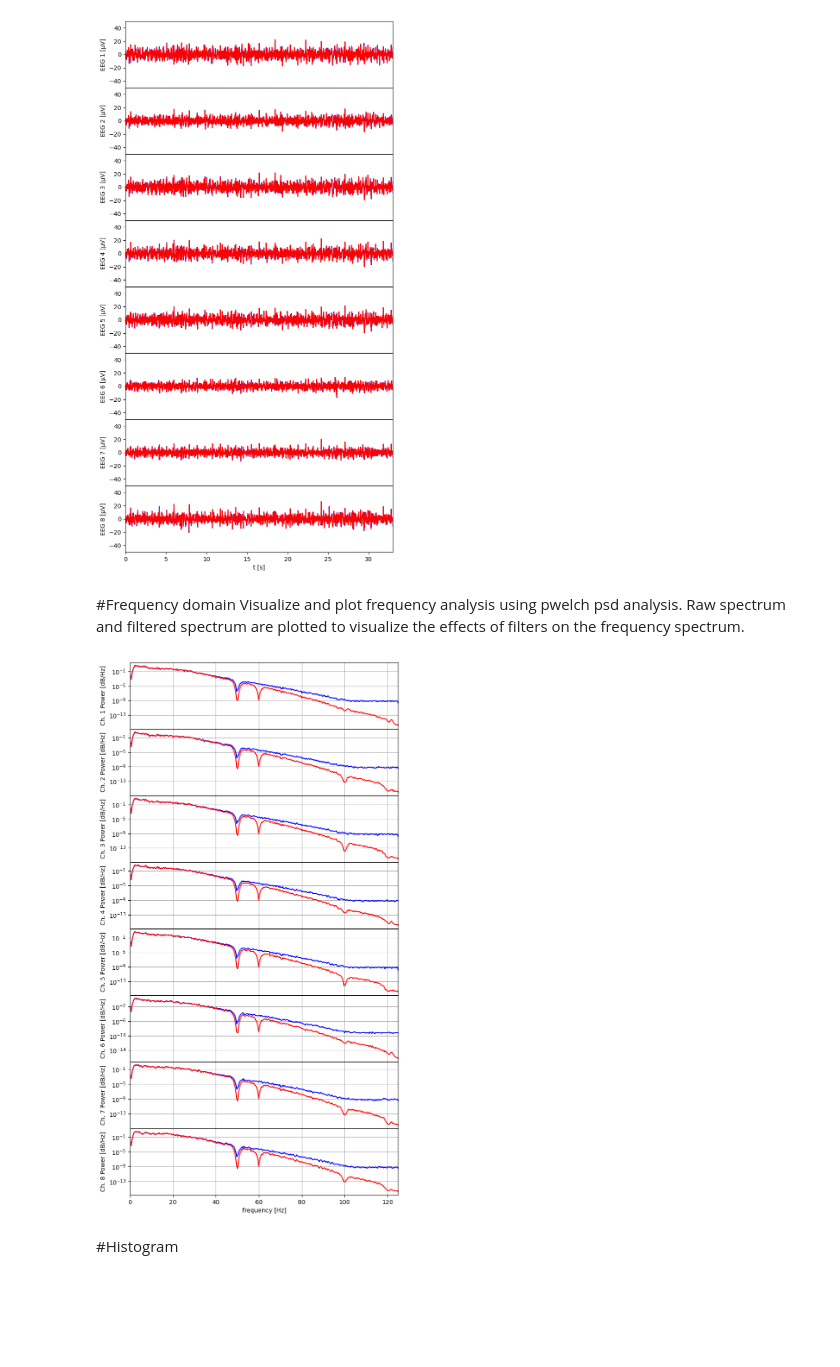
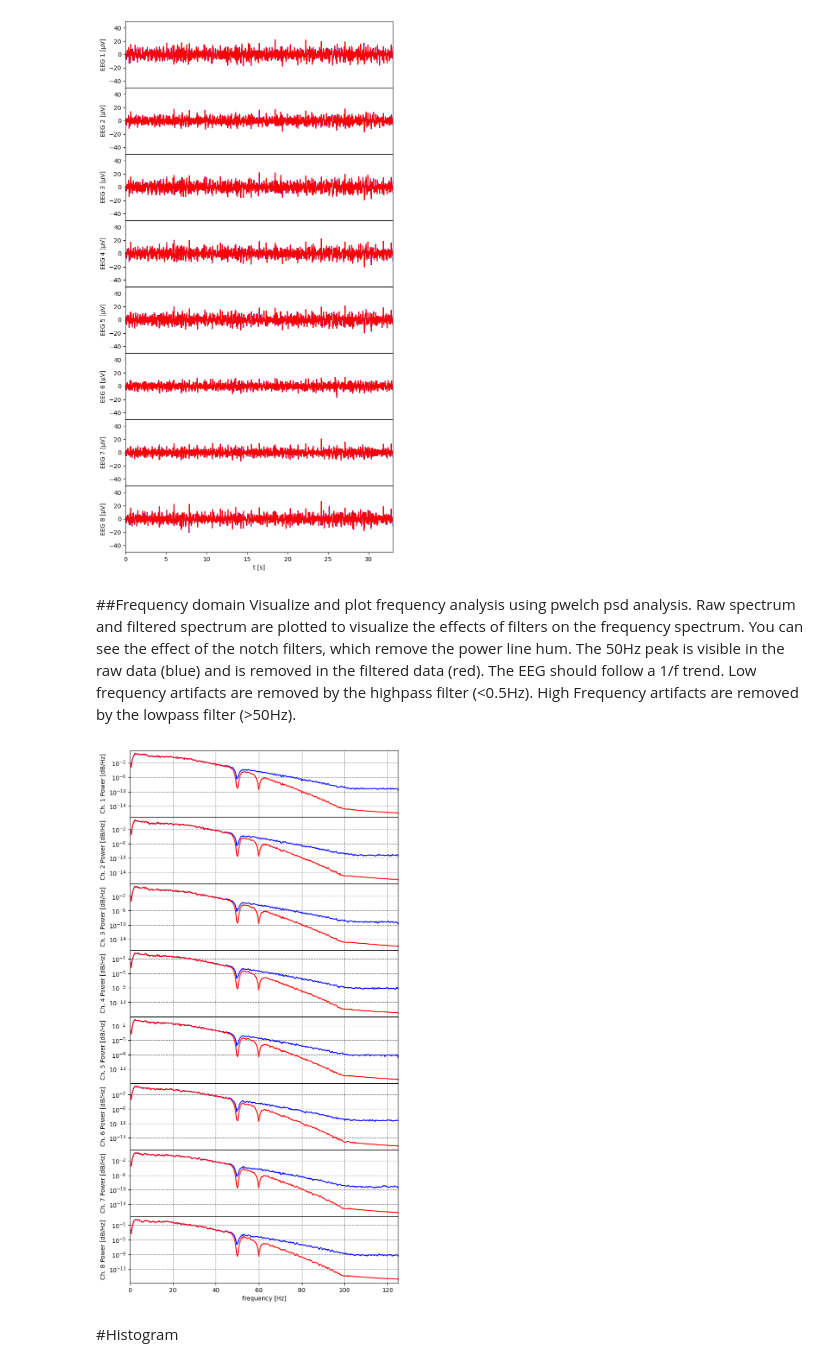
Before and after one commit to EEGKit/EEG-Signal-Quality, a Jupyter notebook: EEGSignalQuality.ipynb, the cells around one changed output. Cells and saved outputs as stored; diff of their text form; code cells hidden in the pictures; blank space fills up the shorter version.

```diff
--- a/EEGSignalQuality.ipynb
+++ b/EEGSignalQuality.ipynb
@@ -31,16 +36,18 @@ n50Order = 2
 n60Order = 2
 n100Order = 2
 n120Order = 2
-bpOrder = 2
+hpOrder = 2
+lpOrder = 2
 n50Fc = 50
 n60Fc = 60
-bpFcLow = 0.5
-bpFcHigh = 50
+hpFc = 0.5
+lpFc = 50
 b50, a50 = sp.butter(n50Order, [(n50Fc-2)/ (samplingRate / 2), (n50Fc+2)/ (samplingRate / 2)],  btype='bandstop', analog=False)
 b60, a60 = sp.butter(n60Order, [(n60Fc-2)/ (samplingRate / 2), (n60Fc+2)/ (samplingRate / 2)], btype='bandstop', analog=False)
 b100, a100 = sp.butter(n100Order, [(n50Fc*2-2)/ (samplingRate / 2), (n50Fc*2+2)/ (samplingRate / 2)], btype='bandstop', analog=False)
 b120, a120 = sp.butter(n120Order, [(n60Fc*2-2)/ (samplingRate / 2), (n60Fc*2+2)/ (samplingRate / 2)], btype='bandstop', analog=False)
-bbp, abp = sp.butter(bpOrder, [bpFcLow/ (samplingRate / 2), bpFcHigh/ (samplingRate / 2)], btype='bandpass', analog=False)
+bhp, ahp = sp.butter(hpOrder, hpFc/ (samplingRate / 2), btype='highpass', analog=False)
+blp, alp = sp.butter(lpOrder, lpFc/ (samplingRate / 2), btype='lowpass', analog=False)
 
 #filter data
 eegfilt = np.zeros_like(eeg)
@@ -49,5 +56,6 @@ for i in range(eegColumnCount):
     eegfilt[:,i] = sp.lfilter(b60,a60,eegfilt[:,i])
     eegfilt[:,i] = sp.lfilter(b100,a100,eegfilt[:,i])
     eegfilt[:,i] = sp.lfilter(b120,a120,eegfilt[:,i])
-    eegfilt[:,i] = sp.lfilter(bbp,abp,eegfilt[:,i])
+    eegfilt[:,i] = sp.lfilter(bhp,ahp,eegfilt[:,i])
+    eegfilt[:,i] = sp.lfilter(blp,alp,eegfilt[:,i])
 # %% [markdown]
@@ -69,32 +77,34 @@ mp.show()
 # %% [output]
 [figure]
 # %% [markdown]
-#Frequency domain
-Visualize and plot frequency analysis using pwelch psd analysis. Raw spectrum and filtered spectrum are plotted to visualize the effects of filters on the frequency spectrum.
+##Frequency domain
+Visualize and plot frequency analysis using pwelch psd analysis. Raw spectrum and filtered spectrum are plotted to visualize the effects of filters on the frequency spectrum. You can see the effect of the notch filters, which remove the power line hum. The 50Hz peak is visible in the raw data (blue) and is removed in the filtered data (red). The EEG should follow a 1/f trend. Low frequency artifacts are removed by the highpass filter (<0.5Hz). High Frequency artifacts are removed by the lowpass filter (>50Hz).
 # %%
 #calculate spectrum
 segmentLength = 4 * samplingRate;
 spectrumRaw = np.zeros((segmentLength // 2 + 1, eegColumnCount))
 spectrumFilt = np.zeros((segmentLength // 2 + 1, eegColumnCount))
 frequencies = None
 for i in range(eegColumnCount):
     frequencies, spectrumRaw[:, i] = sp.welch(eeg[:, i], fs=samplingRate, nperseg=segmentLength)
     frequencies, spectrumFilt[:, i] = sp.welch(eegfilt[:, i], fs=samplingRate, nperseg=segmentLength)
 
 #plot spectrum
 fig, axs = mp.subplots(eegColumnCount, 1, sharex=True, figsize=(8, 2*eegColumnCount), )
 fig.subplots_adjust(hspace=0)
 for i in range(eegColumnCount):
     axs[i].semilogy(frequencies, spectrumRaw[:, i], color='blue', linestyle='-')
     axs[i].semilogy(frequencies, spectrumFilt[:, i], color='red', linestyle='-')
+    axs[i].set_yscale('log')
+    #axs[i].set_xscale('log')
+    axs[i].grid(True, which="both",ls="--",c='gray')
     axs[i].set_ylabel(f'Ch. {i+1} Power [dB/Hz]')
     axs[i].set_xlim(0, frequencies[frequencies.shape[0]-1])
-    axs[i].grid(True)
 
 axs[eegColumnCount - 1].set_xlabel('frequency [Hz]')
 mp.show()
 # %% [output]
-[figure, old version]
+[figure, new version]
 # %% [markdown]
 #Histogram
 # %%
```
Also changed, not shown: parts of 4 cells of this notebook.
